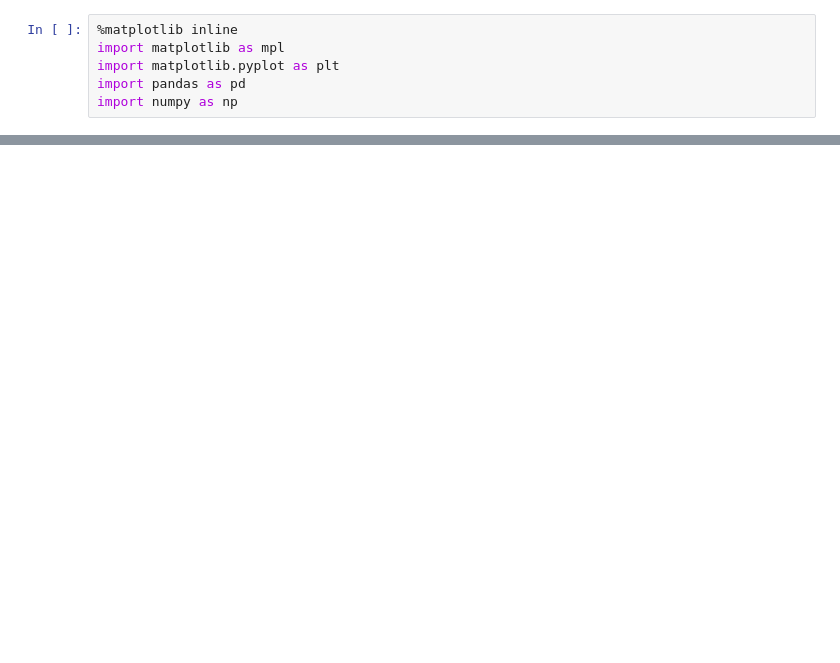
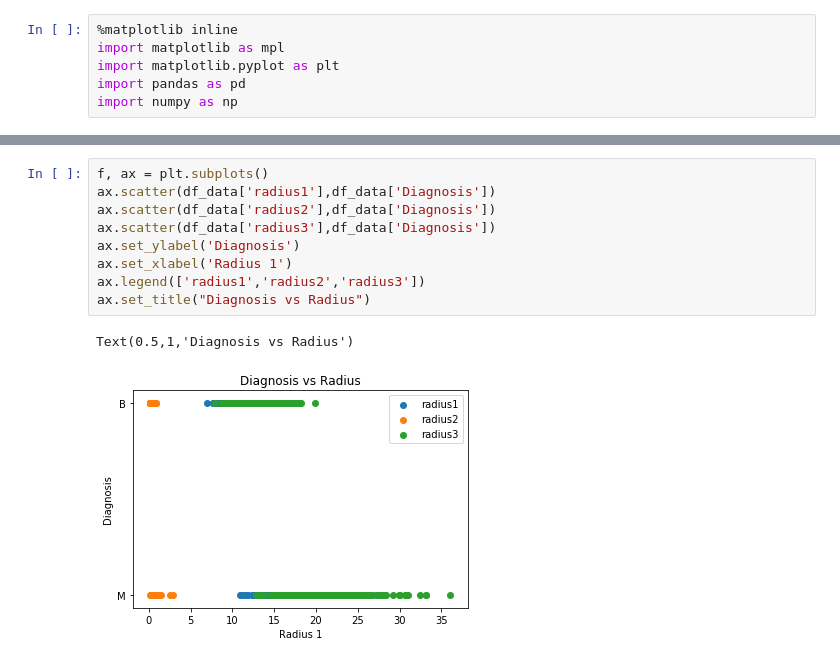
Before and after one commit to mkim5517/machine-learning-pset-mkim5517, a Jupyter notebook: exploratory_analysis.ipynb, the cells around one changed output, grey strips where cells are left out. Drawn from its saved outputs; the diff is of its cells as text; blank space fills up the shorter version.

```diff
--- a/exploratory_analysis.ipynb
+++ b/exploratory_analysis.ipynb
@@ -11,0 +28,12 @@ ParserError: Error tokenizing data. C error: Expected 1 fields in line 7, saw 3
+# %%
+f, ax = plt.subplots()
+ax.scatter(df_data['radius1'],df_data['Diagnosis'])
+ax.scatter(df_data['radius2'],df_data['Diagnosis'])
+ax.scatter(df_data['radius3'],df_data['Diagnosis'])
+ax.set_ylabel('Diagnosis')
+ax.set_xlabel('Radius 1')
+ax.legend(['radius1','radius2','radius3'])
+ax.set_title("Diagnosis vs Radius")
+# %% [output]
+Text(0.5,1,'Diagnosis vs Radius')
+[figure, added]
```
Also changed, not shown: parts of 6 cells of this notebook.
